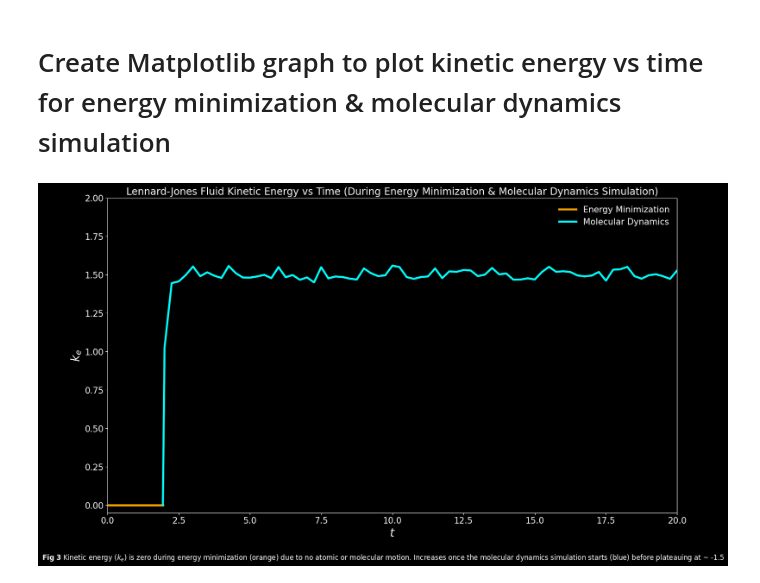
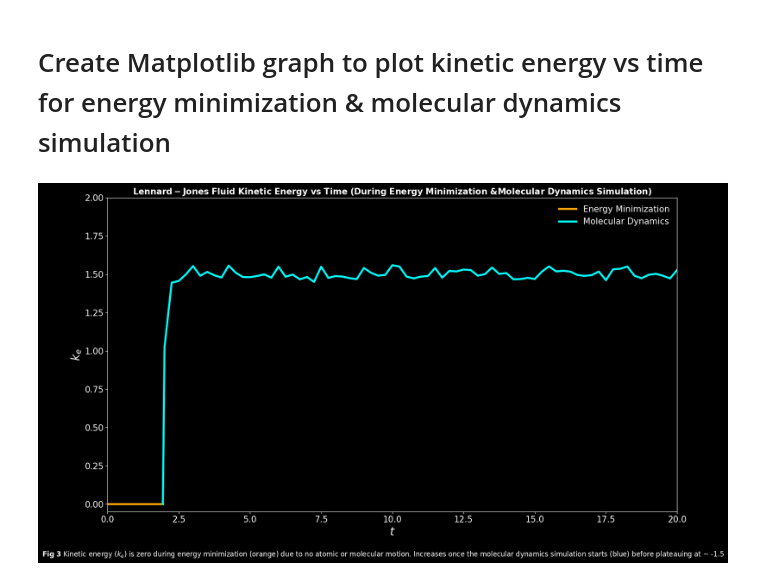
Before and after one commit to c-vandenberg/lammps-tutorials, a Jupyter notebook: simon-gravelle/level-1/lennard-jones-fluid/first-input/notebooks/lennard_jones_potential.ipynb, the cells around one changed output. Cells and saved outputs as stored; diff of their text form; code cells hidden in the pictures.

```diff
--- a/simon-gravelle/level-1/lennard-jones-fluid/first-input/notebooks/lennard_jones_potential.ipynb
+++ b/simon-gravelle/level-1/lennard-jones-fluid/first-input/notebooks/lennard_jones_potential.ipynb
@@ -3,24 +25,4 @@
 # %%
-import lammps_logfile
-import numpy as numpy
-from numpy import ndarray
-from typing import List
-from matplotlib.legend import Legend
-from matplotlib import pyplot as pyplot
-
-r = numpy.arange(0.5, 10, 0.001)
-sigma_11 = 1.0
-epsilon_11 = 1.0
-sigma_22 = 3.0
-epsilon_22 = 0.5
-
-sigma_12 = numpy.sqrt(sigma_11*sigma_22)
-epsilon_12 = numpy.sqrt(epsilon_11*epsilon_22)
-
-lj_potential_11 = 4*epsilon_11*((sigma_11/r)**12-(sigma_11/r)**6)
-lj_potential_22 = 4*epsilon_22*((sigma_22/r)**12-(sigma_22/r)**6)
-lj_potential_12 = 4*epsilon_12*((sigma_12/r)**12-(sigma_12/r)**6)
-
 # Set up the line graph
 lj_potential_line_graph_figure, lj_potential_line_graph_axes = pyplot.subplots(figsize=(18, 6))
 lj_potential_line_graph_figure.patch.set_facecolor('black')
@@ -46,7 +48,7 @@ lj_potential_line_graph_axes.set_xticks(numpy.arange(0, 6.1, 1))
 lj_potential_line_graph_axes.set_xlim(0, 6.1)
 lj_potential_line_graph_axes.set_yticks(numpy.arange(-1., 1.25, 0.5))
 lj_potential_line_graph_axes.set_ylim(-1.055, 1.055)
-lj_potential_line_graph_axes.set_title('Lennard-Jones Potential vs Intermolecular Distance', fontsize=20, color='white')
+lj_potential_line_graph_axes.set_title(r'$\bf{Lennard-Jones\ Potential\ vs\ Intermolecular\ Distance}$', fontsize=20, color='white')
 
 # Add legend
 lj_potential_legend: Legend = lj_potential_line_graph_axes.legend(loc='upper right', frameon=False, fontsize=20)
@@ -105,8 +107,9 @@ pe_vs_time_line_graph_axes.set_xlabel(r'$t$', color='white', fontsize=20)
 pe_vs_time_line_graph_axes.set_ylabel(r'$p_{e}$', color='white', fontsize=20)
 pe_vs_time_line_graph_axes.set_xlim(0, 20)
 pe_vs_time_line_graph_axes.set_ylim(-1.0, 0.0)
-pe_vs_time_line_graph_axes.set_title('Lennard-Jones Fluid Potential Energy vs Time (During Energy Minimization & Molecular Dynamics Simulation)',
-                                     fontsize=17.5, color='white')
+pe_vs_time_line_graph_axes.set_title(r'$\bf{Lennard-Jones\ Fluid\ Potential\ Energy\ vs\ Time\ (During\ Energy\ Minimization\ '
+                                     r'& Molecular\ Dynamics\ Simulation)}$',
+                                     fontsize=15, color='white')
 
 # Add legend
 pe_vs_time_legend: Legend = pe_vs_time_line_graph_axes.legend(loc='upper right', frameon=False, fontsize=15)
@@ -114,7 +117,7 @@ for text in pe_vs_time_legend.get_texts():
     text.set_color('white')
 
 # Add figure title
-pe_vs_time_line_graph_figure.text(0.5, 0.0005,
+pe_vs_time_line_graph_figure.text(0.5, 0.005,
                 r'$\bf{Fig\ 2}$ Potential energy ($p_{e}$) rapidly decreases during energy minimization (orange), '
                 r'increases once the molecular dynamics simulation starts (blue) before plateauing at ~ -0.25',
                 ha='center', va='center', color='white', fontsize=12)
@@ -137,34 +140,35 @@ ke_vs_time_line_graph_axes.tick_params(colors='white', which='both', labelsize=1
 for spine in ke_vs_time_line_graph_axes.spines.values():
     spine.set_edgecolor('white')
 
 # Plot the data
 ke_vs_time_line_graph_axes.plot(energy_min_time, energy_min_kinetic_energy, color='orange',
                                 linewidth=3.5, label=r'Energy Minimization')
 ke_vs_time_line_graph_axes.plot(molecular_dynamics_time, molecular_dynamics_kinetic_energy, color='cyan',
                                 linewidth=3.5, label=r'Molecular Dynamics')
 
 # Set axes labels, limits and graph title
 ke_vs_time_line_graph_axes.set_xlabel(r'$t$', color='white', fontsize=20)
 ke_vs_time_line_graph_axes.set_ylabel(r'$k_{e}$', color='white', fontsize=20)
 ke_vs_time_line_graph_axes.set_xlim(0, 20)
 ke_vs_time_line_graph_axes.set_ylim(-0.05, 2.0)
-ke_vs_time_line_graph_axes.set_title('Lennard-Jones Fluid Kinetic Energy vs Time (During Energy Minimization & Molecular Dynamics Simulation)',
-                                     fontsize=17.5, color='white')
+ke_vs_time_line_graph_axes.set_title(r'$\bf{Lennard-Jones\ Fluid\ Kinetic\ Energy\ vs\ Time\ (During\ Energy\ Minimization\ '
+                                     r'& Molecular\ Dynamics\ Simulation)}$',
+                                     fontsize=15, color='white')
 
 # Add legend
 ke_vs_time_legend: Legend = ke_vs_time_line_graph_axes.legend(loc='upper right', frameon=False, fontsize=15)
 for text in ke_vs_time_legend.get_texts():
     text.set_color('white')
 
 # Add figure title
-ke_vs_time_line_graph_figure.text(0.5, 0.0005,
+ke_vs_time_line_graph_figure.text(0.5, 0.005,
                 r'$\bf{Fig\ 3}$ Kinetic energy ($k_{e}$) is zero during energy minimization (orange) due to no '
                 r'atomic or molecular motion. Increases once the molecular dynamics simulation starts (blue) '
                 r'before plateauing at ~ -1.5',
                 ha='center', va='center', color='white', fontsize=12)
 
 # Display the plot
 pyplot.savefig('../reports/figures/graphs/kinetic_energy_vs_time.png', bbox_inches='tight')
 pyplot.show()
 # %% [output]
-[figure, old version]
+[figure, new version]
```
Also changed, not shown: parts of 8 cells of this notebook, 14 other files.
